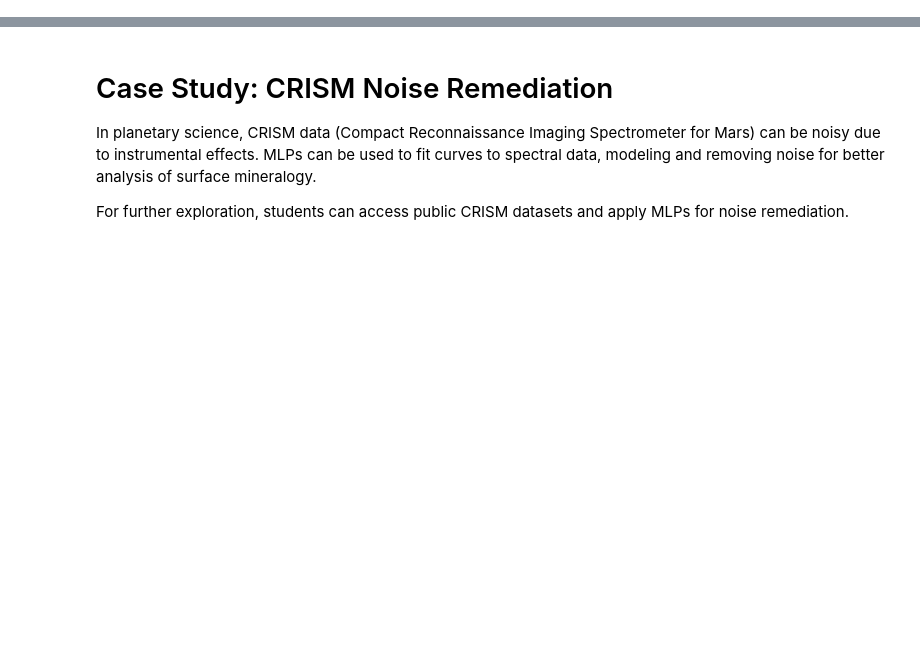
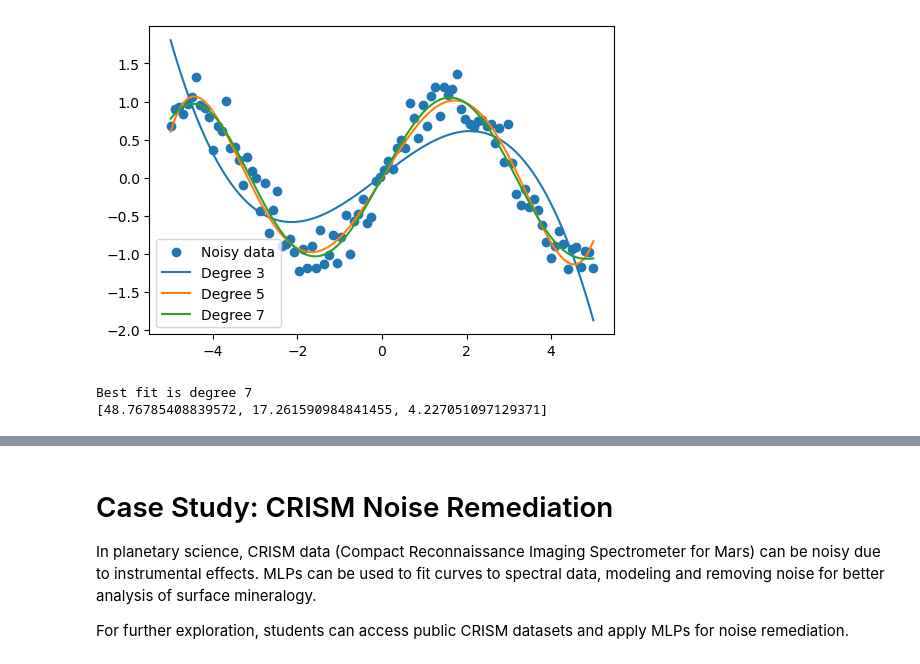
Before and after one commit to Michael-S-Phillips/PTYS_AI, a Jupyter notebook: 02_Curve_Fitting/notebooks/curve_fitting.ipynb, the cells around one changed output, grey strips where cells are left out. Saved outputs shown, nothing was run; the diff lists cells and outputs as text; code cells hidden in the pictures; blank space fills up the shorter version.

```diff
--- a/02_Curve_Fitting/notebooks/curve_fitting.ipynb
+++ b/02_Curve_Fitting/notebooks/curve_fitting.ipynb
@@ -10,0 +14,70 @@ In planetary science, curve fitting is essential for modeling complex relationsh
+# %%
+# Example: Polynomial Regression with scikit-learn
+
+import numpy as np
+import matplotlib.pyplot as plt
+from sklearn.preprocessing import PolynomialFeatures
+from sklearn.linear_model import LinearRegression
+from sklearn.pipeline import make_pipeline
+
+# Generate synthetic data
+x = np.linspace(-5, 5, 100).reshape(-1, 1)
+y = np.sin(x) + 0.2 * np.random.normal(size=x.shape)
+
+# Polynomial regression model (degree 3)
+deg_list = [3, 5, 7]
+chi2_list = []
+plt.figure(figsize=(6,4))
+plt.scatter(x, y, label='Noisy data')
+
+for deg in deg_list:
+    '''
+    PolynomialFeatures(degree=deg):
+        Create an instance of the PolynomialFeatures class from scikit-learn.
+        The degree parameter specifies the degree of the polynomial features to be generated.
+        For example, if deg is 2, it will generate features like (x, x^2).
+        This transformer is used to create new features by taking polynomial combinations
+        of the original features.
+
+    LinearRegression():
+        Create an instance of the LinearRegression class from scikit-learn.
+        It represents a linear regression model that will be used to fit the
+        transformed polynomial features.
+
+        Why Fit Again?
+            The original data is not directly fit to the linear regression model.
+            Instead, the polynomial transformation creates new features that capture
+            the non-linear relationships. The linear regression model is then fit to
+            these new features.
+
+    make_pipeline(...):
+        This function constructs a pipeline from the given estimators.
+        The pipeline sequentially applies a list of transforms and a final estimator.
+        In this case, the pipeline first applies PolynomialFeatures to transform the input data,
+        and then applies LinearRegression to fit the transformed data.
+
+    model = ...:
+        The resulting pipeline is assigned to the variable model.
+        This model can now be used to fit data, make predictions,
+        and perform other operations as a single object.
+    '''
+    model = make_pipeline(PolynomialFeatures(degree=deg), LinearRegression())
+    model.fit(x, y)
+
+    y_pred = model.predict(x)
+
+    # calculate the best fit with chi2
+    chi2 = np.abs(np.sum((y - y_pred)**2 / y_pred))
+    chi2_list.append(chi2)
+    plt.plot(x, y_pred, label=f'Degree {deg}')
+    plt.legend()
+
+plt.show()
+
+best_fit = deg_list[np.argmin(chi2_list)]
+print(f"Best fit is degree {best_fit}")
+print(chi2_list)
+# %% [output]
+[figure, added]
+Best fit is degree 7
+[48.76785408839572, 17.261590984841455, 4.227051097129371]
```
Also changed, not shown: parts of 16 cells of this notebook.
